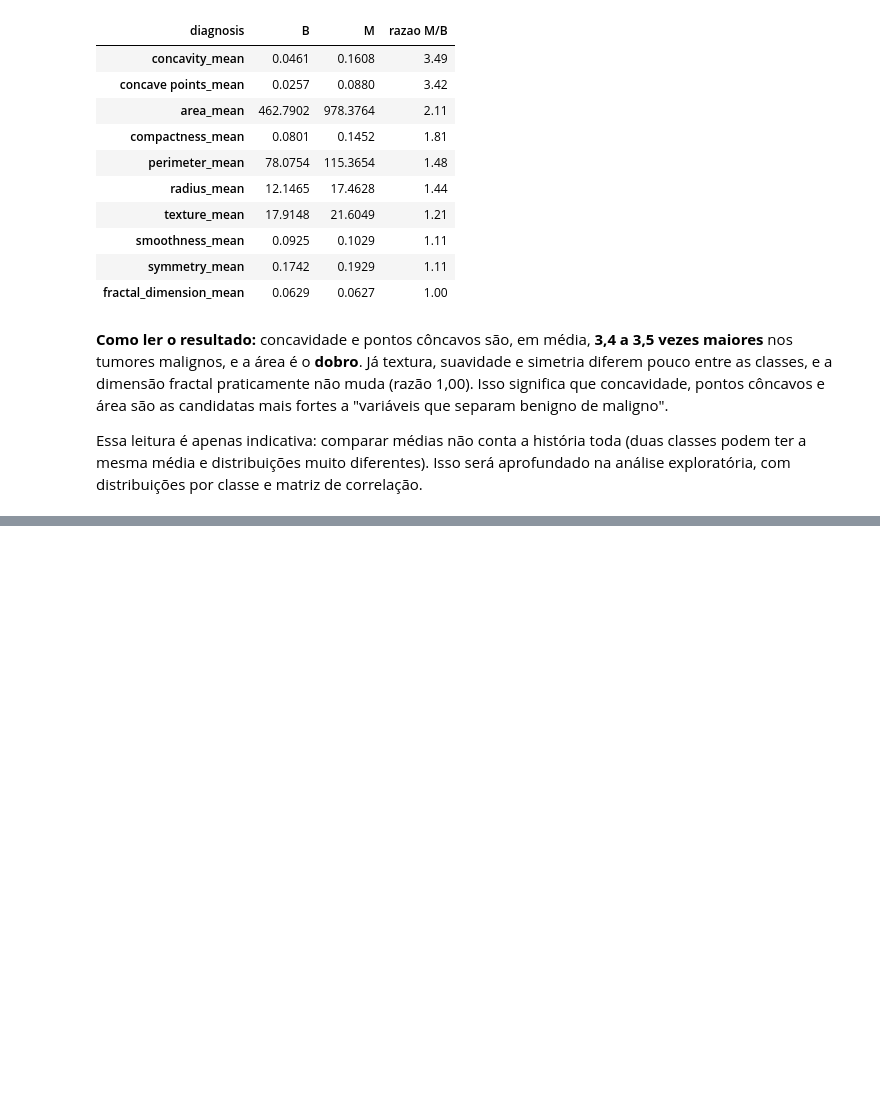
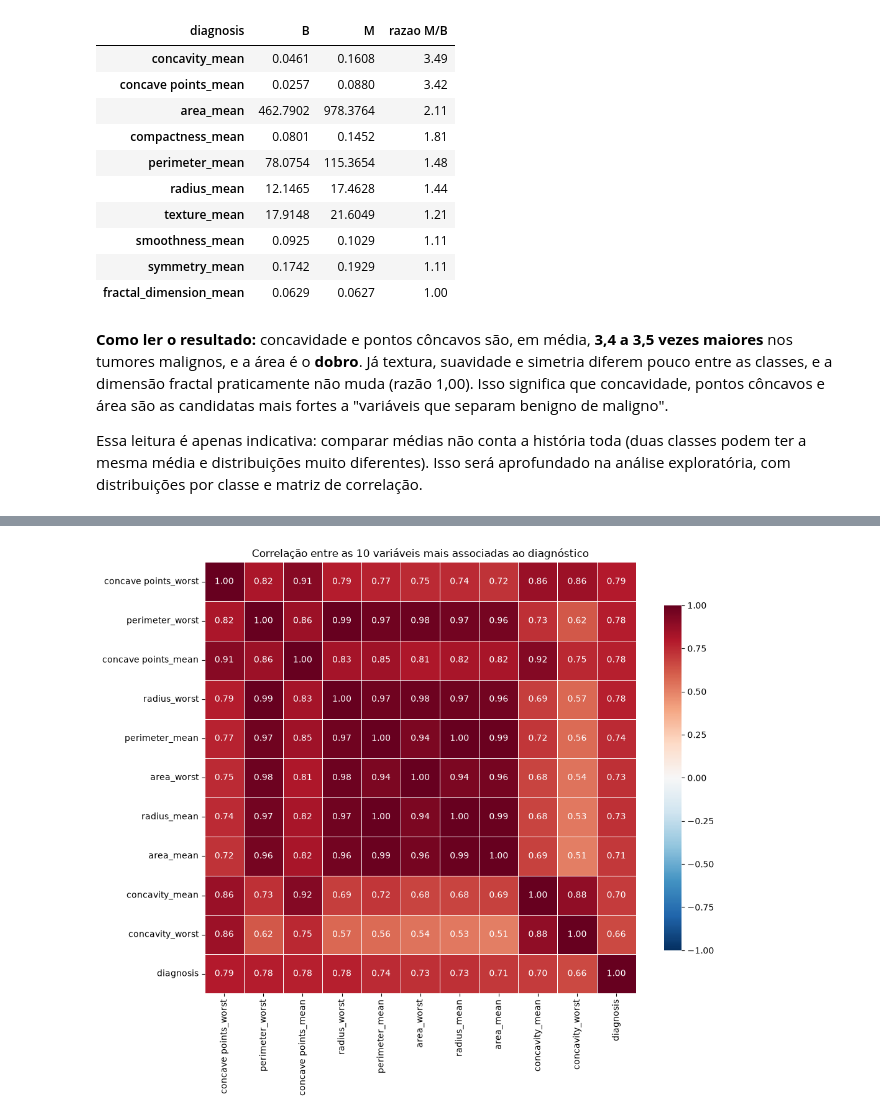
Before and after one commit to vinicius-marques1/postech-tech-challenge-fase1, a Jupyter notebook: group-infos/01_data_inspection_explicado.ipynb, the cells around one changed output, grey strips where cells are left out. Saved outputs shown, nothing was run; the diff lists cells and outputs as text; code cells hidden in the pictures; blank space fills up the shorter version.

```diff
--- a/group-infos/01_data_inspection_explicado.ipynb
+++ b/group-infos/01_data_inspection_explicado.ipynb
@@ -662,0 +850,23 @@ Essa leitura é apenas indicativa: comparar médias não conta a história toda
+# %%
+top_features = corr_target.abs().sort_values(ascending=False).head(10).index.tolist()
+subset = corr_matrix.loc[top_features + ["diagnosis"], top_features + ["diagnosis"]]
+
+fig, ax = plt.subplots(figsize=(11, 9))
+sns.heatmap(
+    subset,
+    annot=True,
+    fmt=".2f",
+    cmap="RdBu_r",
+    vmin=-1,
+    vmax=1,
+    center=0,
+    square=True,
+    linewidths=0.5,
+    cbar_kws={"shrink": 0.8},
+    ax=ax,
+)
+ax.set_title("Correlação entre as 10 variáveis mais associadas ao diagnóstico")
+plt.tight_layout()
+plt.show()
+# %% [output]
+[figure, added]
```
Also changed, not shown: parts of 15 cells of this notebook, 5 other files.
